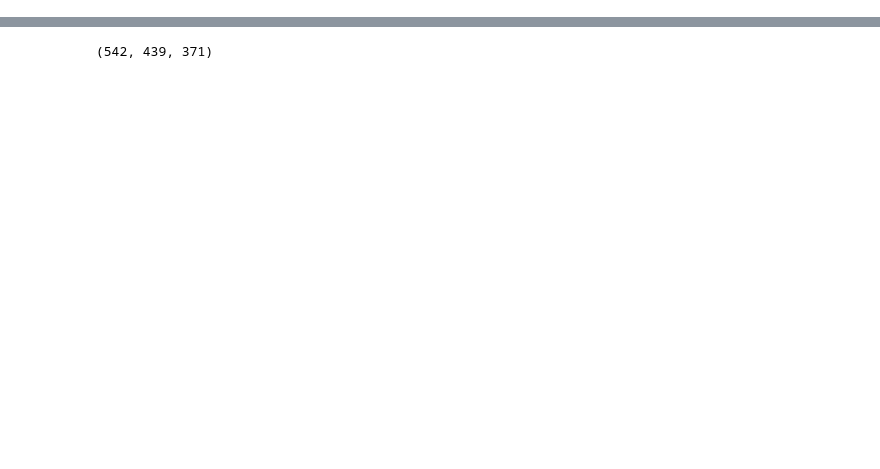
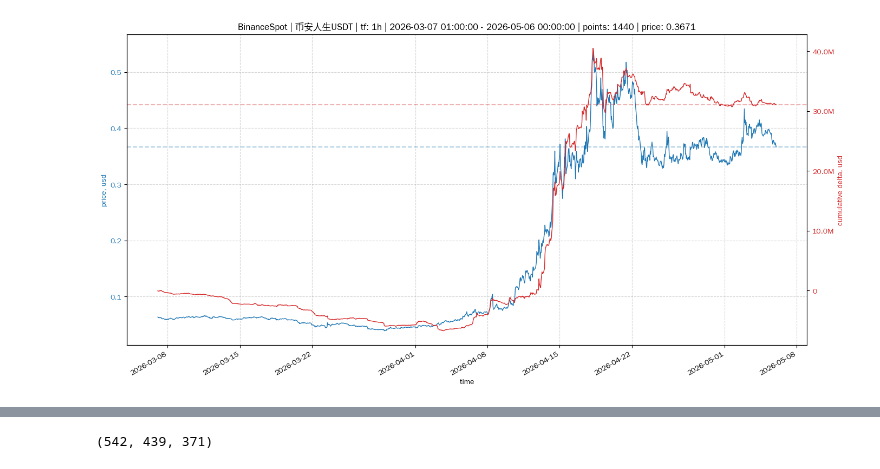
Before and after one commit to stockoperator/monitor, a Jupyter notebook: src/monitor.ipynb, the cells around one changed output, grey strips where cells are left out. Cells and saved outputs as stored; diff of their text form; code cells hidden in the pictures; blank space fills up the shorter version.

```diff
--- a/src/monitor.ipynb
+++ b/src/monitor.ipynb
@@ -21,0 +91,5 @@ await task
+# %%
+symbol = "币安人生USDT"
+await asyncio.to_thread(visual.plot_price_and_cumulative_delta_notional, symbol, m.connectors[BinanceSpot], "1h", "20250502 16:00")
+# %% [output]
+[figure, added]
```
Also changed, not shown: parts of 32 cells of this notebook, 19 other files.
